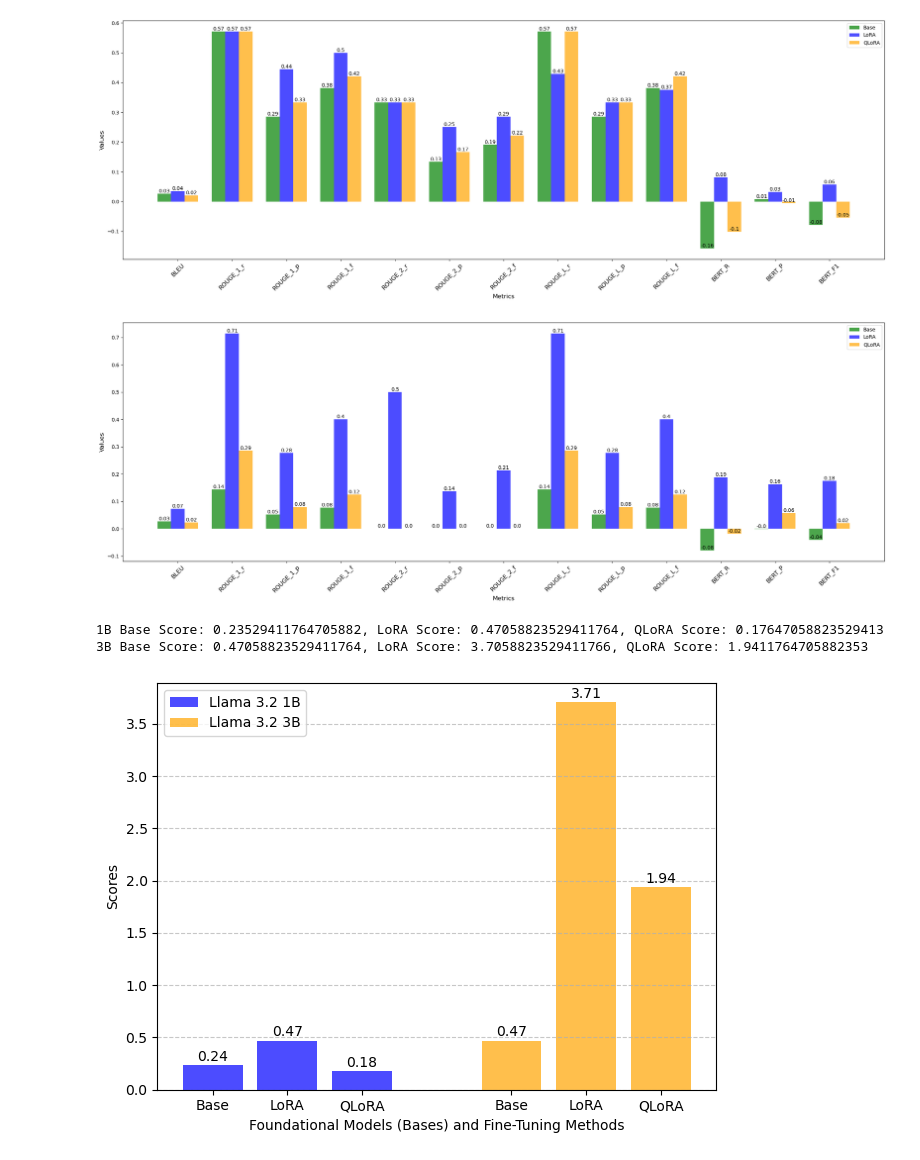
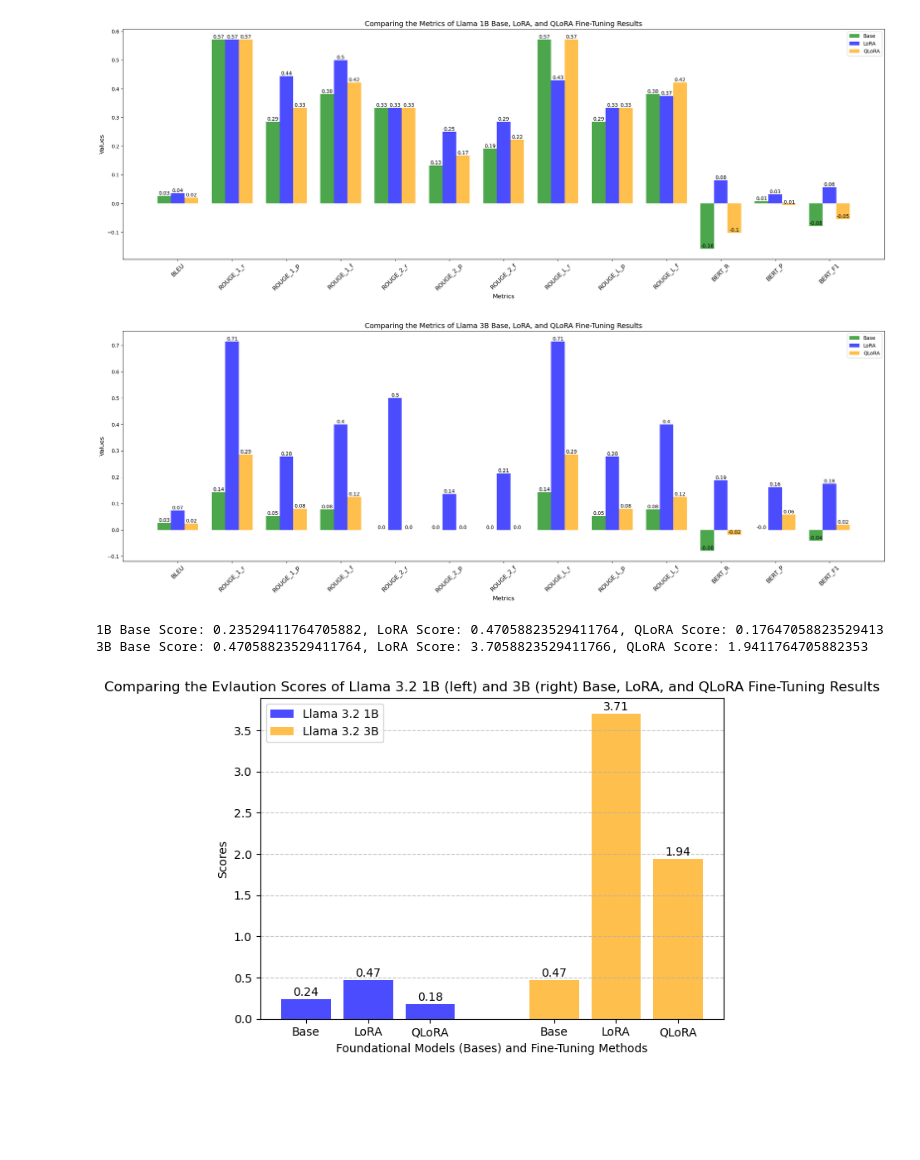
Before and after one commit to fuArizona/INFO621Final, a Jupyter notebook: notebooks/reproducibility/CompareMetrics.ipynb, the cells around one changed output. Saved outputs shown, nothing was run; the diff lists cells and outputs as text; code cells hidden in the pictures; blank space fills up the shorter version.

```diff
--- a/notebooks/reproducibility/CompareMetrics.ipynb
+++ b/notebooks/reproducibility/CompareMetrics.ipynb
@@ -79,15 +79,15 @@ def compare3CSV(file0, file1, file2, plot_title = "Comparison of Base, LoRA, and
     # Show the plot
     plt.show()
 # %%
-# compare3CSV("../../experiments/Metrics_LM32_1B_Before.csv", "../../experiments/Metrics_LM32_1B_QA_LoRA.csv", "../../experiments/Metrics_LM32_1B_QA_QLoRA.csv", "Comparison of LLama 1B Base, LoRA Fine-Tuning, and QLoRA Fine-Tuning Results")
-compare3CSV("../../experiments/Metrics_LM32_1B_Before.csv", "../../experiments/Metrics_LM32_1B_QA_LoRA.csv", "../../experiments/Metrics_LM32_1B_QA_QLoRA.csv", "")
+#  Comparing Llama 3.2 1B base model and ones fine-tuned with LoRA and QLoRA
+compare3CSV("../../experiments/Metrics_LM32_1B_Before.csv", "../../experiments/Metrics_LM32_1B_QA_LoRA.csv", "../../experiments/Metrics_LM32_1B_QA_QLoRA.csv", "Comparing the Metrics of Llama 1B Base, LoRA, and QLoRA Fine-Tuning Results")
 # %% [output]
-[figure, old version]
+[figure, new version]
 # %%
-# compare3CSV("../../experiments/Metrics_LM32_3B_Before.csv", "../../experiments/Metrics_LM32_3B_QA_LoRA.csv", "../../experiments/Metrics_LM32_3B_QA_QLoRA.csv", "Comparison of LLama 3B Base, LoRA Fine-Tuning, and QLoRA Fine-Tuning Results")
-compare3CSV("../../experiments/Metrics_LM32_3B_Before.csv", "../../experiments/Metrics_LM32_3B_QA_LoRA.csv", "../../experiments/Metrics_LM32_3B_QA_QLoRA.csv", "")
+#  Comparing Llama 3.2 3B base model and ones fine-tuned with LoRA and QLoRA
+compare3CSV("../../experiments/Metrics_LM32_3B_Before.csv", "../../experiments/Metrics_LM32_3B_QA_LoRA.csv", "../../experiments/Metrics_LM32_3B_QA_QLoRA.csv", "Comparing the Metrics of Llama 3B Base, LoRA, and QLoRA Fine-Tuning Results")
 # %% [output]
-[figure, old version]
+[figure, new version]
 # %%
 def get_avg_score_from_csv(file_name):
     f = open(file_name, 'r')  # Open file
@@ -158,6 +158,6 @@ def compare6Scores(A0, A1, A2, B0, B1, B2, title):
     plt.show()
 # %%
 # compare6Scores(score_1B_base, score_1B_lora, score_1B_qlora, score_3B_base, score_3B_lora, score_3B_qlora, "Comparison of Base, LoRA/QLoRA Fine-Tuning Scores of Llama 3.2 1B (left) and 3B (right) Models")
-compare6Scores(score_1B_base, score_1B_lora, score_1B_qlora, score_3B_base, score_3B_lora, score_3B_qlora, "")
+compare6Scores(score_1B_base, score_1B_lora, score_1B_qlora, score_3B_base, score_3B_lora, score_3B_qlora, "Comparing the Evlaution Scores of Llama 3.2 1B (left) and 3B (right) Base, LoRA, and QLoRA Fine-Tuning Results")
 # %% [output]
-[figure, old version]
+[figure, new version]
```
Also changed, not shown: parts of 1 cell of this notebook, 11 other files.
